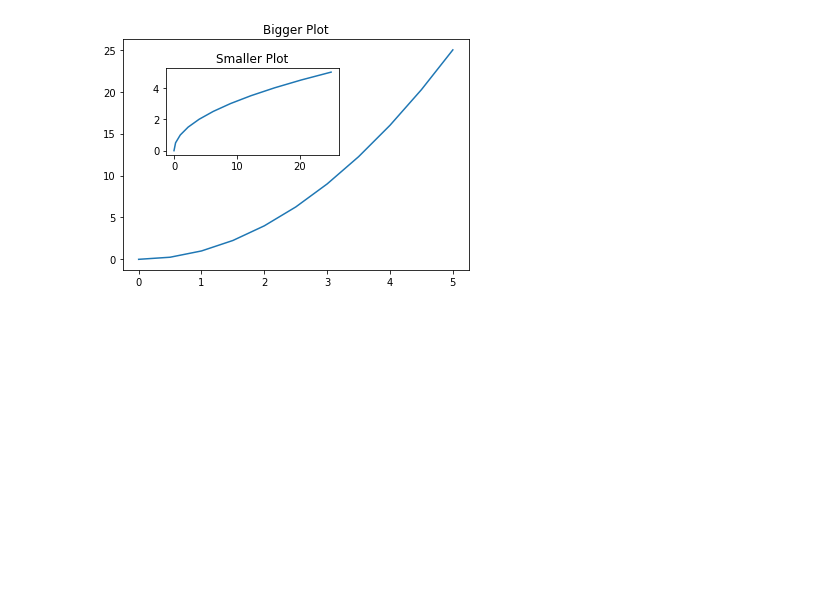
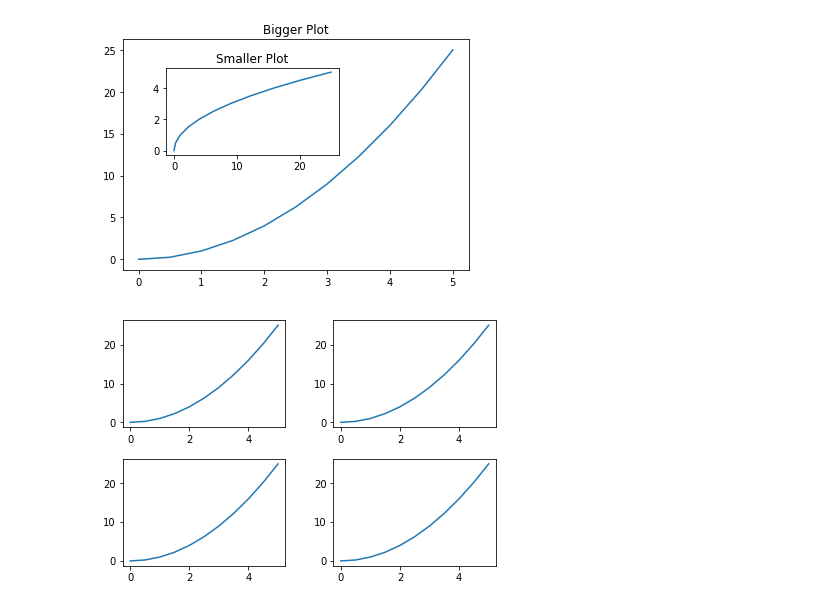
Before and after one commit to lorenzomartino86/ecommerce-purchases, a Jupyter notebook: notebook/plotting_samples.ipynb, the cells around one changed output. Drawn from its saved outputs; the diff is of its cells as text; code cells hidden in the pictures; blank space fills up the shorter version.

Commit message:
added more samples of plotting

```diff
--- a/notebook/plotting_samples.ipynb
+++ b/notebook/plotting_samples.ipynb
@@ -68,3 +68,13 @@ axes2.set_title("Smaller Plot")
 # %% [output]
 <matplotlib.text.Text at 0x...>
 [figure]
+# %%
+fig,axes = plt.subplots(nrows=2, ncols=2)
+
+plt.tight_layout()
+
+for rows in axes:
+    for column in rows:
+        column.plot(x,y)
+# %% [output]
+[figure, added]
```
Also changed, not shown: parts of 4 cells of this notebook.
